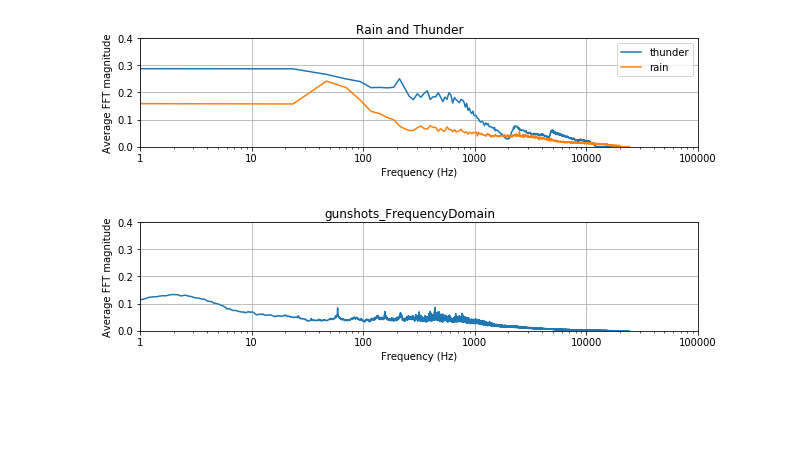
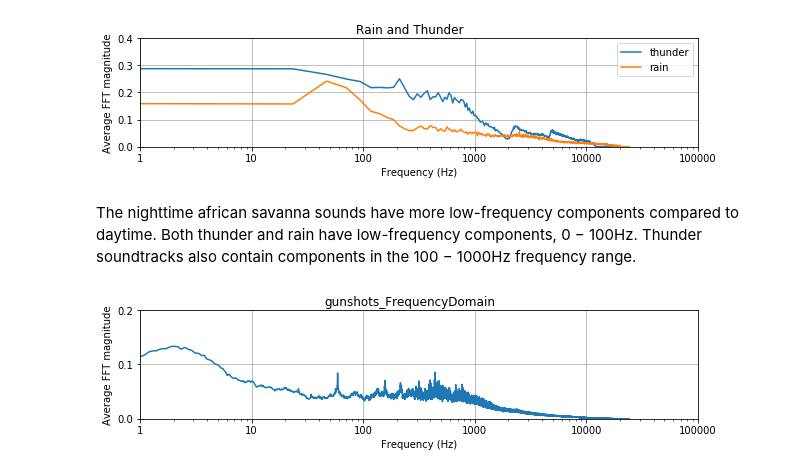
Before and after one commit to martijnsouman/PinPoach_Thesis, a Jupyter notebook: EDA/EDA_MarissaFaas.ipynb, the cells around one changed output. Saved outputs shown, nothing was run; the diff lists cells and outputs as text; code cells hidden in the pictures; blank space fills up the shorter version.

Commit message:
TIme-frequency domain EDA

```diff
--- a/EDA/EDA_MarissaFaas.ipynb
+++ b/EDA/EDA_MarissaFaas.ipynb
@@ -276,9 +277,12 @@ plotDatasets(weather, "Rain and Thunder", "rain_and_thunder_FrequencyDomain")
 # %% [output]
 [figure]
 [figure]
+# %% [markdown]
+The nighttime african savanna sounds have more low-frequency components compared to daytime. Both thunder and rain have low-frequency components, 0 − 100Hz. Thunder soundtracks also contain components in the 100 − 1000Hz frequency range.
 # %%
 # Paths
 datasetPath = "C:/Users/maris/Documents/DataScience/Thesis/PinPoach_Thesis/Data/gunshots"
+exportPath = "C:/Users/maris/Documents/DataScience/Thesis/PinPoach_Thesis/EDA/EDA_Plots"
 
 # Signal settings
 duration = 10
@@ -297,7 +301,6 @@ def loadSample(filename):
         s = np.append(s, np.zeros(shape=-sizeDiff))
 
     return np.interp(s, (min(s), max(s)), (-1,1))
-    # return s
 
 def loadDataset(path):
     # Get all files in the path ending with .wav
@@ -318,9 +321,6 @@ def getFrequencyStatistics(path):
     # Load all signals
     #print("Loading all signals in '{path}'".format(path=path))
     signals = loadDataset(path)
-
-    # Calculate the mean FFT
-    #print("Calculating FFT for all singals in '{path}'".format(path=path))
 
     return calculateMeanFFT(signals)
 
@@ -354,32 +354,32 @@ def plotDatasets(frequencies, meanFFTs, name):
     formatter = ScalarFormatter()
     formatter.set_scientific(False)
 
     # Create plot
     fig, ax = plt.subplots(figsize=(10,2))
 
     # plt.suptitle('Birdcalls')
     plt.suptitle(name)
     plt.grid()
 
     plt.plot(frequencies, meanFFTs)
 
     plt.xscale('log')
     plt.xlim(left=1,right=1e5)
     plt.yticks(np.arange(0, 1, 0.1))
-    plt.ylim(0, 0.4)
+    plt.ylim(0, 0.2)
 
     plt.xlabel("Frequency (Hz)")
     plt.ylabel("Average FFT magnitude")
 
     # Set x axis formatter
     ax.xaxis.set_major_formatter(formatter)
 
     plt.savefig(filename, dpi=300, bbox_inches='tight')
 
     plt.show()
 
 
 frequencies, meanFFTs = getFrequencyStatistics(datasetPath)
 plotDatasets(frequencies, meanFFTs, 'gunshots_FrequencyDomain')
 # %% [output]
-[figure, old version]
+[figure, new version]
```
Also changed, not shown: parts of 7 cells of this notebook, 4 other files.
